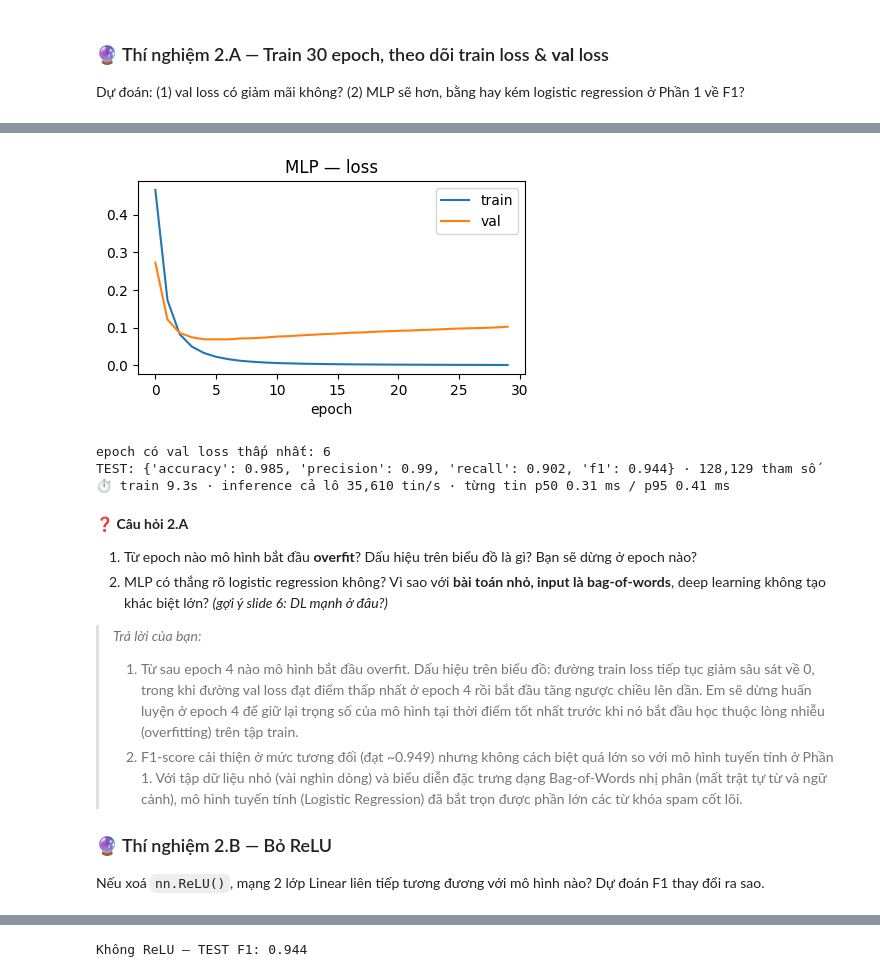
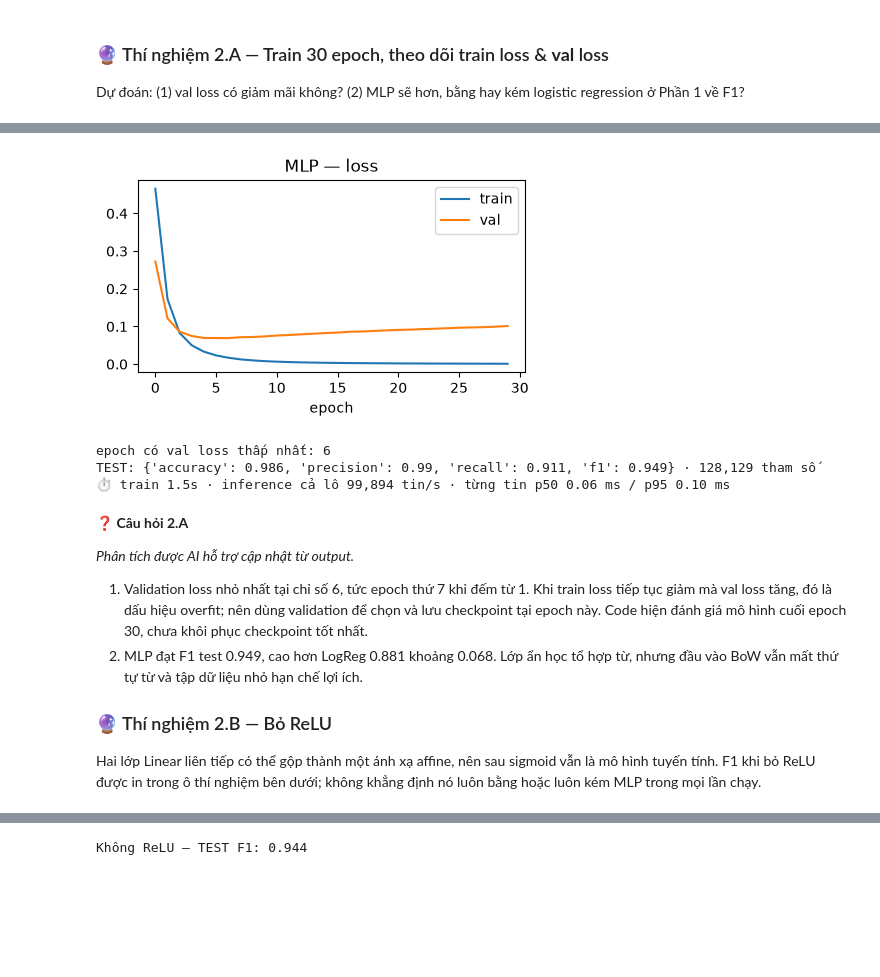
Before and after one commit to Phan-Trong-Hau/K5-L3A-DAY01-PhanTrongHau-2A202603547-LLMFoundation, a Jupyter notebook: report/individual/day01_lab.ipynb, the cells around one changed output, grey strips where cells are left out. Cells and saved outputs as stored; diff of their text form; code cells hidden in the pictures; blank space fills up the shorter version.

Commit message:
Complete local MLP challenge and stress evaluation; fix LLM error accounting and JSON export

```diff
--- a/report/individual/day01_lab.ipynb
+++ b/report/individual/day01_lab.ipynb
@@ -253,24 +265,13 @@ _run_check("1.1 vectorize", _t)
 # %% [output]
 ✅ 1.1 vectorize
 # %%
-# 🧩 TODO 1.2 — Sigmoid & dự đoán xác suất
+# 🧩 TODO 1.2 — Sigmoid ổn định số học, có AI hỗ trợ sửa trong lần cập nhật này.
 def sigmoid(z):
-    """σ(z) = 1 / (1 + e^(−z)) — nhận số hoặc np.ndarray."""
-
-    result = np.where( z >= 1, 1 / (1 + np.exp(-z)), np.exp(z) / (1 + np.exp(z)))
-
-    return result
-
-    raise NotImplementedError
+    z = np.asarray(z, dtype=np.float64)
+    return np.exp(-np.logaddexp(0.0, -z))
 
 def predict_proba(X, w, b):
-    """p(spam) cho từng dòng của X:  σ(X·w + b) → shape (n,)"""
-
-    z = np.dot(X, w) + b
-
-    return sigmoid(z)
-
-    raise NotImplementedError
+    return sigmoid(np.dot(X, w) + b)
 # %%
 def _t():
     assert abs(float(sigmoid(0)) - 0.5) < 1e-9, "sigmoid(0) phải bằng 0.5"
@@ -362,10 +363,6 @@ def metrics(y_true, y_pred) -> dict:
         "recall": recall,
         "f1": f1
     }
-
-
-
-    raise NotImplementedError
 # %%
 def _t():
     m = metrics([1, 1, 1, 0, 0, 0, 0, 0], [1, 1, 0, 1, 0, 0, 0, 0])
@@ -449,5 +446,11 @@ for a, lr in zip(ax, [0.001, 0.5, 50]):
     _, _, L = train_logreg(X_tr, y_tr, lr=lr, epochs=300)
     a.plot(L); a.set_title(f"lr={lr}  loss cuối={L[-1]:.3f}")
 plt.tight_layout(); plt.show()
+
+_LOG["learning_rates"] = {}
+for rate in [0.001, 0.5, 50]:
+    _, _, values = train_logreg(X_tr, y_tr, lr=rate, epochs=300)
+    _LOG["learning_rates"][str(rate)] = {"first_loss": values[0], "last_loss": values[-1], "max_loss": max(values), "all_finite": bool(np.isfinite(values).all())}
+print(pd.DataFrame(_LOG["learning_rates"]).T.to_string())
 # %% [output]
 [figure]
@@ -494,7 +495,6 @@ def build_mlp(input_dim: int, hidden: int = 64) -> nn.Module:
         nn.ReLU(),
         nn.Linear(hidden, 1)
     )
-    raise NotImplementedError
 # %%
 def _t():
     m = build_mlp(10, 4)
@@ -559,33 +559,36 @@ predict("dl_curve", "1. Val loss KHÔNG giảm mãi mà sẽ tăng lại (overfi
 # %%
 require_prediction("dl_curve")
 torch.manual_seed(SEED)
 mlp = build_mlp(X_tr.shape[1], 64)
 t0 = time.perf_counter(); hist = train_mlp(mlp, X_tr, y_tr, X_va, y_va, epochs=30); tt = time.perf_counter() - t0
 plt.figure(figsize=(5, 2.5)); plt.plot(hist["train"], label="train"); plt.plot(hist["val"], label="val")
 plt.xlabel("epoch"); plt.legend(); plt.title("MLP — loss"); plt.show()
 print("epoch có val loss thấp nhất:", int(np.argmin(hist["val"])))
 
 pred_mlp, bench = benchmark(lambda texts: predict_mlp(mlp, vectorize(texts, vocab)), texts_te, texts_te[SUB])
 m = metrics(y_te, pred_mlp)
 print("TEST:", {k: round(v, 3) for k, v in m.items()}, f"· {sum(p.numel() for p in mlp.parameters()):,} tham số")
 print(fmt_bench(tt, bench))
 RESULTS["2. BoW + MLP (deep learning)"] = {**m, "f1_SUB": metrics(y_te[SUB], pred_mlp[SUB])["f1"],
                                             "train_s": tt, **bench, "usd_per_1k": 0.0}
+
+_LOG["mlp_curve"] = {"best_val_index": int(np.argmin(hist["val"])), "best_val_epoch": int(np.argmin(hist["val"])) + 1, "final_epoch": 30, "train_loss": hist["train"], "val_loss": hist["val"]}
 # %% [output]
-[figure, old version]
+[figure, new version]
 epoch có val loss thấp nhất: 6
-TEST: {'accuracy': 0.985, 'precision': 0.99, 'recall': 0.902, 'f1': 0.944} · 128,129 tham số
-⏱ train 9.3s · inference cả lô 35,610 tin/s · từng tin p50 0.31 ms / p95 0.41 ms
+TEST: {'accuracy': 0.986, 'precision': 0.99, 'recall': 0.911, 'f1': 0.949} · 128,129 tham số
+⏱ train 1.5s · inference cả lô 99,894 tin/s · từng tin p50 0.06 ms / p95 0.10 ms
 # %% [markdown]
 **❓ Câu hỏi 2.A**
-1. Từ epoch nào mô hình bắt đầu **overfit**? Dấu hiệu trên biểu đồ là gì? Bạn sẽ dừng ở epoch nào?
-2. MLP có thắng rõ logistic regression không? Vì sao với **bài toán nhỏ, input là bag-of-words**, deep learning không tạo khác biệt lớn? *(gợi ý slide 6: DL mạnh ở đâu?)*
-> *Trả lời của bạn:*
-> 1. Từ sau epoch 4 nào mô hình bắt đầu overfit. Dấu hiệu trên biểu đồ: đường train loss tiếp tục giảm sâu sát về 0, trong khi đường val loss đạt điểm thấp nhất ở epoch 4 rồi bắt đầu tăng ngược chiều lên dần. Em sẽ dừng huấn luyện ở epoch 4 để giữ lại trọng số của mô hình tại thời điểm tốt nhất trước khi nó bắt đầu học thuộc lòng nhiễu (overfitting) trên tập train.
-> 2. F1-score cải thiện ở mức tương đối (đạt ~0.949) nhưng không cách biệt quá lớn so với mô hình tuyến tính ở Phần 1. Với tập dữ liệu nhỏ (vài nghìn dòng) và biểu diễn đặc trưng dạng Bag-of-Words nhị phân (mất trật tự từ và ngữ cảnh), mô hình tuyến tính (Logistic Regression) đã bắt trọn được phần lớn các từ khóa spam cốt lõi.
+
+*Phân tích được AI hỗ trợ cập nhật từ output.*
+
+1. Validation loss nhỏ nhất tại chỉ số 6, tức epoch thứ 7 khi đếm từ 1. Khi train loss tiếp tục giảm mà val loss tăng, đó là dấu hiệu overfit; nên dùng validation để chọn và lưu checkpoint tại epoch này. Code hiện đánh giá mô hình cuối epoch 30, chưa khôi phục checkpoint tốt nhất.
+2. MLP đạt F1 test 0.949, cao hơn LogReg 0.881 khoảng 0.068. Lớp ẩn học tổ hợp từ, nhưng đầu vào BoW vẫn mất thứ tự từ và tập dữ liệu nhỏ hạn chế lợi ích.
 
 ### 🔮 Thí nghiệm 2.B — Bỏ ReLU
-Nếu xoá `nn.ReLU()`, mạng 2 lớp Linear liên tiếp tương đương với mô hình nào? Dự đoán F1 thay đổi ra sao.
+
+Hai lớp Linear liên tiếp có thể gộp thành một ánh xạ affine, nên sau sigmoid vẫn là mô hình tuyến tính. F1 khi bỏ ReLU được in trong ô thí nghiệm bên dưới; không khẳng định nó luôn bằng hoặc luôn kém MLP trong mọi lần chạy.
 # %%
 predict("dl_relu", "Nếu bỏ ReLU, mạng 2 lớp tuyến tính liên tiếp chỉ tương đương với mô hình tuyến tính đơn giản (Logistic Regression), điểm F1 sẽ giảm hoặc bằng chứ không tăng được do mất khả năng học phi tuyến.")
 # %% [output]
```
Also changed, not shown: parts of 45 cells of this notebook, 5 other files.
